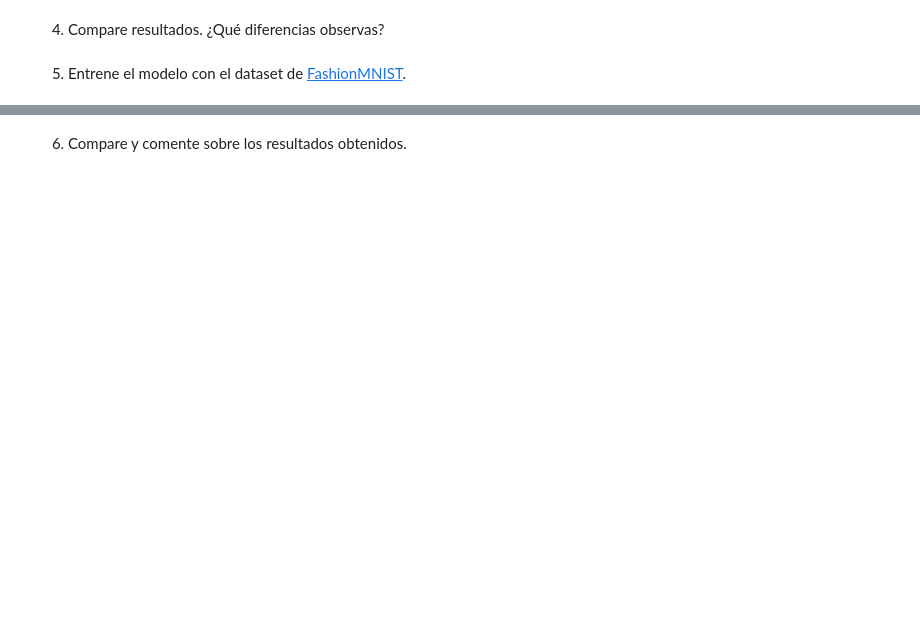
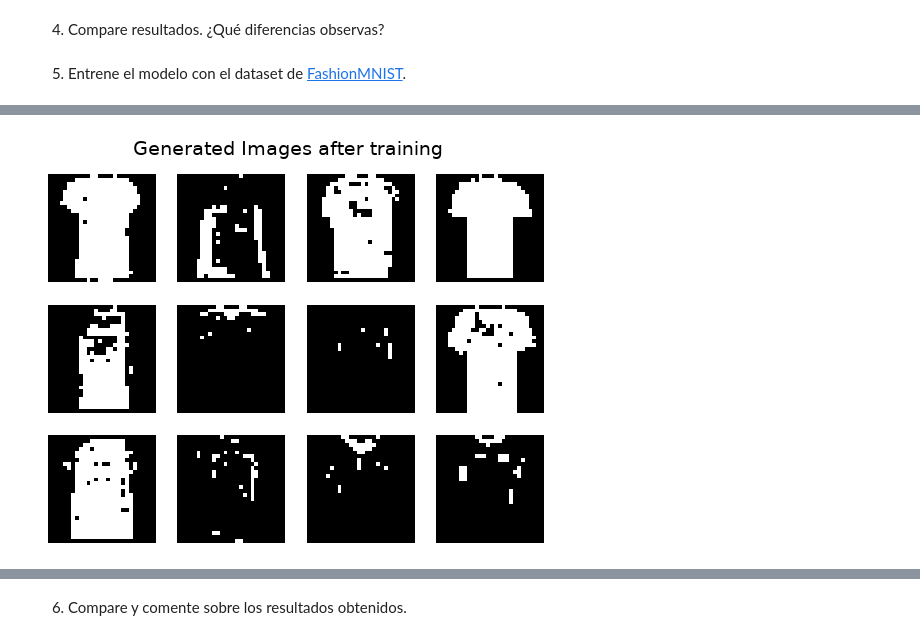
Before and after one commit to rodrigobeniteza/ORT-AI, a Jupyter notebook: AI Generativa/Practicos/Práctico 3/Hinton_JL.ipynb, the cells around one changed output, grey strips where cells are left out. Cells and saved outputs as stored; diff of their text form; code cells hidden in the pictures; blank space fills up the shorter version.

```diff
--- a/AI Generativa/Practicos/Práctico 3/Hinton_JL.ipynb
+++ b/AI Generativa/Practicos/Práctico 3/Hinton_JL.ipynb
@@ -342,0 +445,5 @@ show_images(imgs, "Generated Images after training")
+# %%
+imgs = model.generate_x(12).cpu()
+show_images(imgs, "Generated Images after training")
+# %% [output]
+[figure, added]
```
Also changed, not shown: parts of 28 cells of this notebook.
